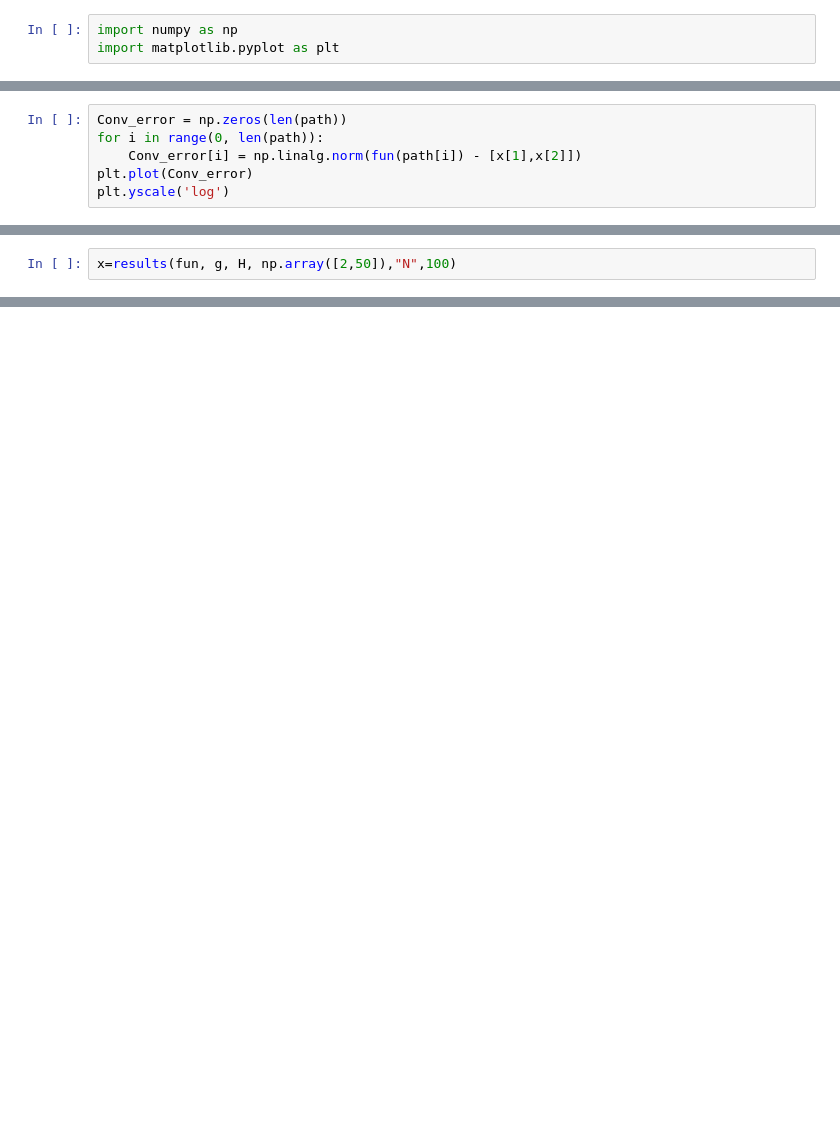
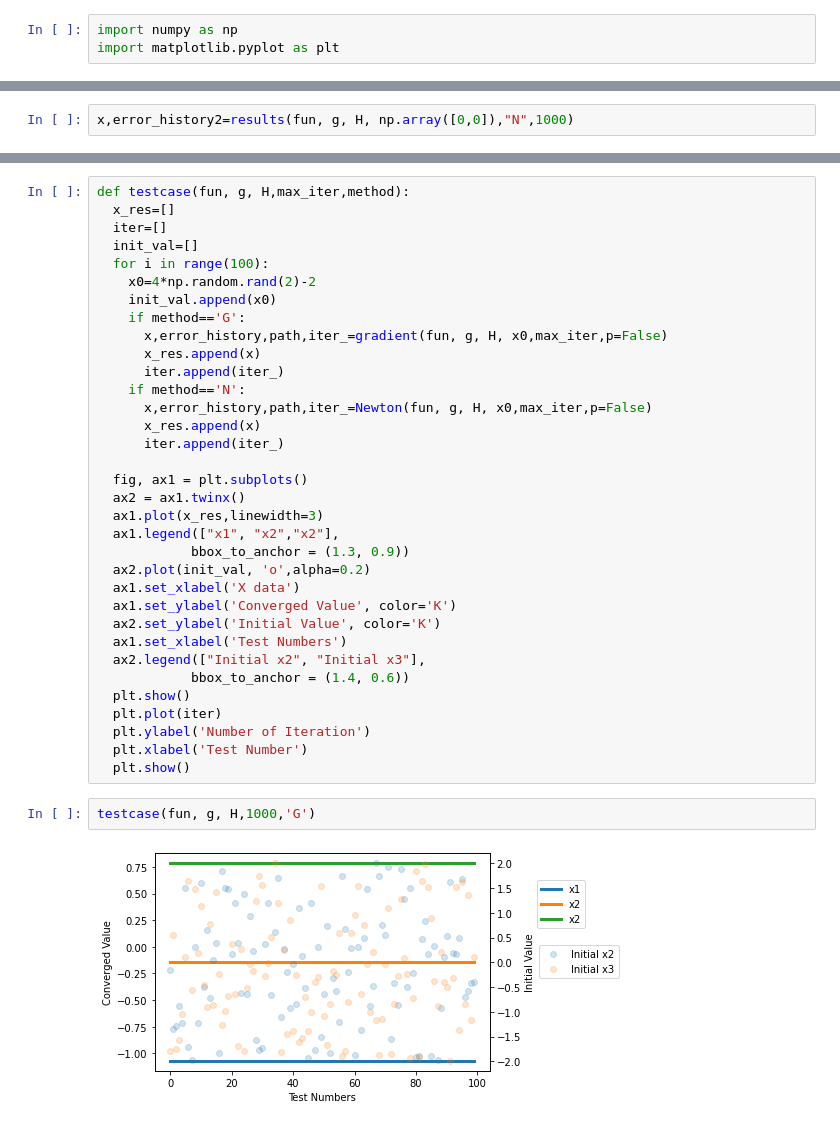
Before and after one commit to siddahant/DESOPT, a Jupyter notebook: converges.ipynb, the cells around one changed output, grey strips where cells are left out. Drawn from its saved outputs; the diff is of its cells as text; blank space fills up the shorter version.

```diff
--- a/converges.ipynb
+++ b/converges.ipynb
@@ -124,6 +118,0 @@ array([0.64276921, 0.08930406])
-# %%
-Conv_error = np.zeros(len(path))
-for i in range(0, len(path)):
-    Conv_error[i] = np.linalg.norm(fun(path[i]) - [x[1],x[2]])
-plt.plot(Conv_error)
-plt.yscale('log')
@@ -132,5 +119,5 @@ plt.yscale('log')
 # %%
-x=results(fun, g, H, np.array([2,50]),"N",100)
+x,error_history2=results(fun, g, H, np.array([0,0]),"N",1000)
 # %% [output]
 converged
 number of iterations: 1
@@ -142,0 +130,38 @@ x3 = 0.7857142857142776
+# %%
+def testcase(fun, g, H,max_iter,method):
+  x_res=[]
+  iter=[]
+  init_val=[]
+  for i in range(100):
+    x0=4*np.random.rand(2)-2
+    init_val.append(x0)
+    if method=='G':
+      x,error_history,path,iter_=gradient(fun, g, H, x0,max_iter,p=False)
+      x_res.append(x)
+      iter.append(iter_)
+    if method=='N':
+      x,error_history,path,iter_=Newton(fun, g, H, x0,max_iter,p=False)
+      x_res.append(x)
+      iter.append(iter_)
+
+  fig, ax1 = plt.subplots()
+  ax2 = ax1.twinx()
+  ax1.plot(x_res,linewidth=3)
+  ax1.legend(["x1", "x2","x2"],
+            bbox_to_anchor = (1.3, 0.9))
+  ax2.plot(init_val, 'o',alpha=0.2)
+  ax1.set_xlabel('X data')
+  ax1.set_ylabel('Converged Value', color='K')
+  ax2.set_ylabel('Initial Value', color='K')
+  ax1.set_xlabel('Test Numbers')
+  ax2.legend(["Initial x2", "Initial x3"],
+            bbox_to_anchor = (1.4, 0.6))
+  plt.show()
+  plt.plot(iter)
+  plt.ylabel('Number of Iteration')
+  plt.xlabel('Test Number')
+  plt.show()
+# %%
+testcase(fun, g, H,1000,'G')
+# %% [output]
+[figure, added]
```
Also changed, not shown: parts of 11 cells of this notebook.
